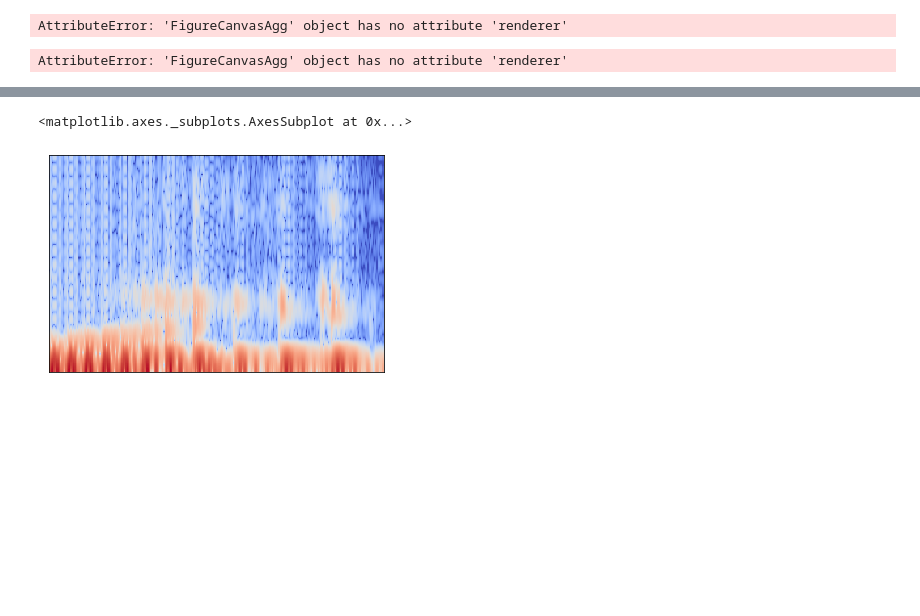
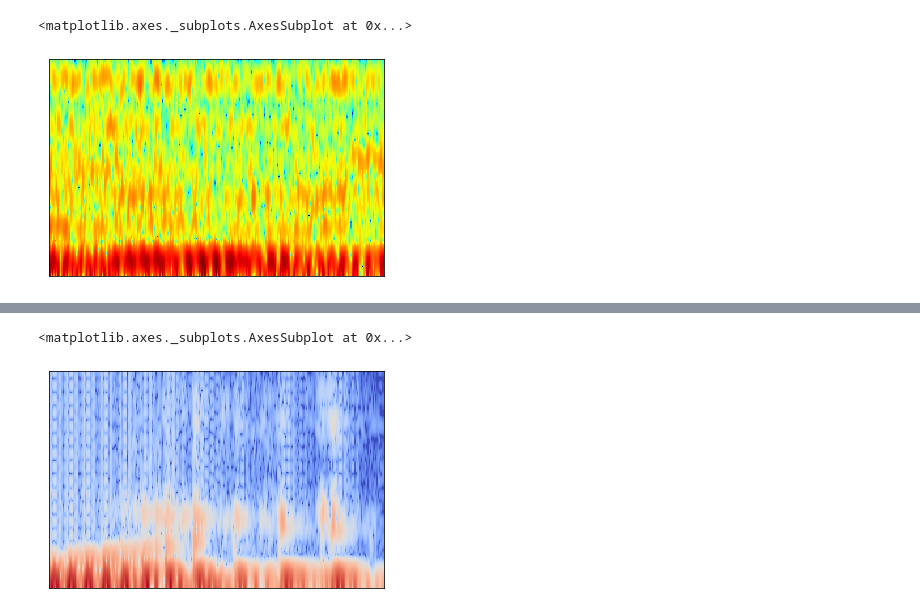
Before and after one commit to iabd/Dereverbify, a Jupyter notebook: dataloader.ipynb, the cells around one changed output, grey strips where cells are left out. Saved outputs shown, nothing was run; the diff lists cells and outputs as text; code cells hidden in the pictures; blank space fills up the shorter version.

```diff
--- a/dataloader.ipynb
+++ b/dataloader.ipynb
@@ -101,9 +78,10 @@ import PIL
-# %%
-PIL.Image.frombytes('RGB', t.canvas.get_width_height(),t.canvas.tostring_rgb())
-# %% [output]
-AttributeError: 'FigureCanvasAgg' object has no attribute 'renderer'
-# %%
-tt=np.fromstring(t.canvas.tostring_rgb(), dtype=np.uint8, sep='')
-# %% [output]
-AttributeError: 'FigureCanvasAgg' object has no attribute 'renderer'
+# %%
+temp=batch[1][7][0]
+# %%
+temp=((temp*0.5)+0.5)
+# %%
+librosa.display.specshow(librosa.power_to_db(temp.numpy()**2), cmap=cm.jet)
+# %% [output]
+<matplotlib.axes._subplots.AxesSubplot at 0x...>
+[figure, added]
 # %%
```
Also changed, not shown: parts of 13 cells of this notebook, 3 other files.
